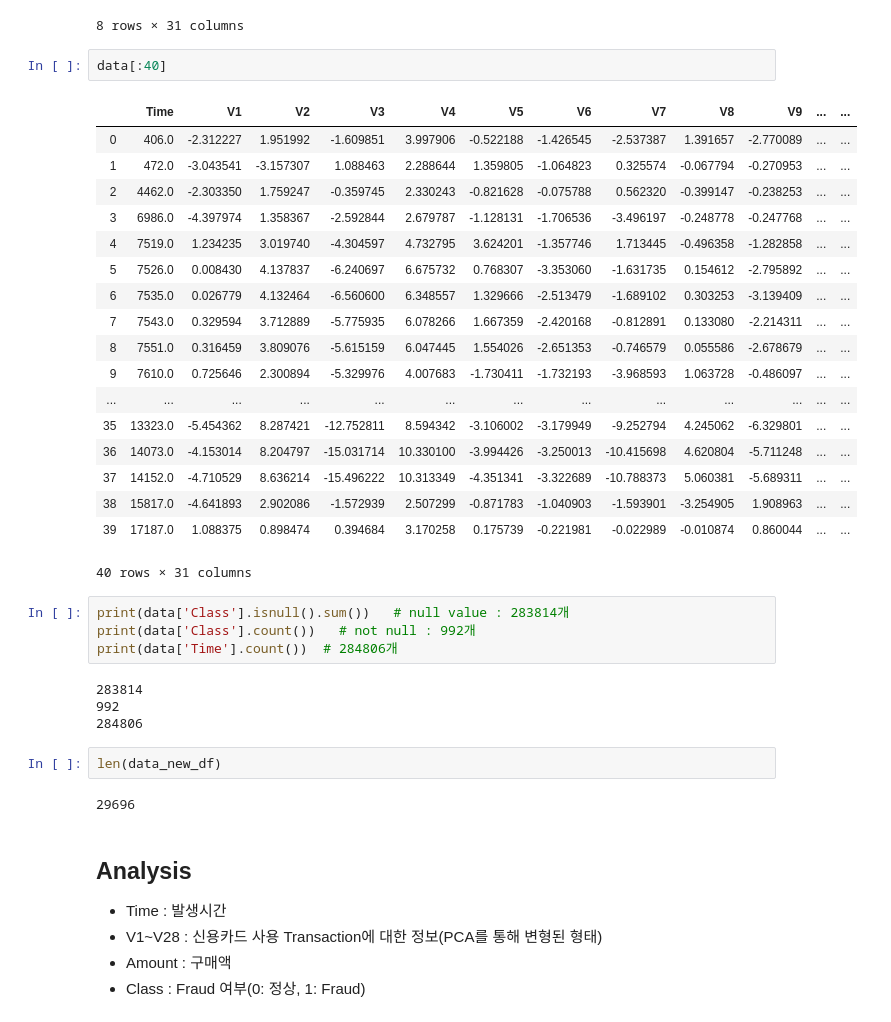
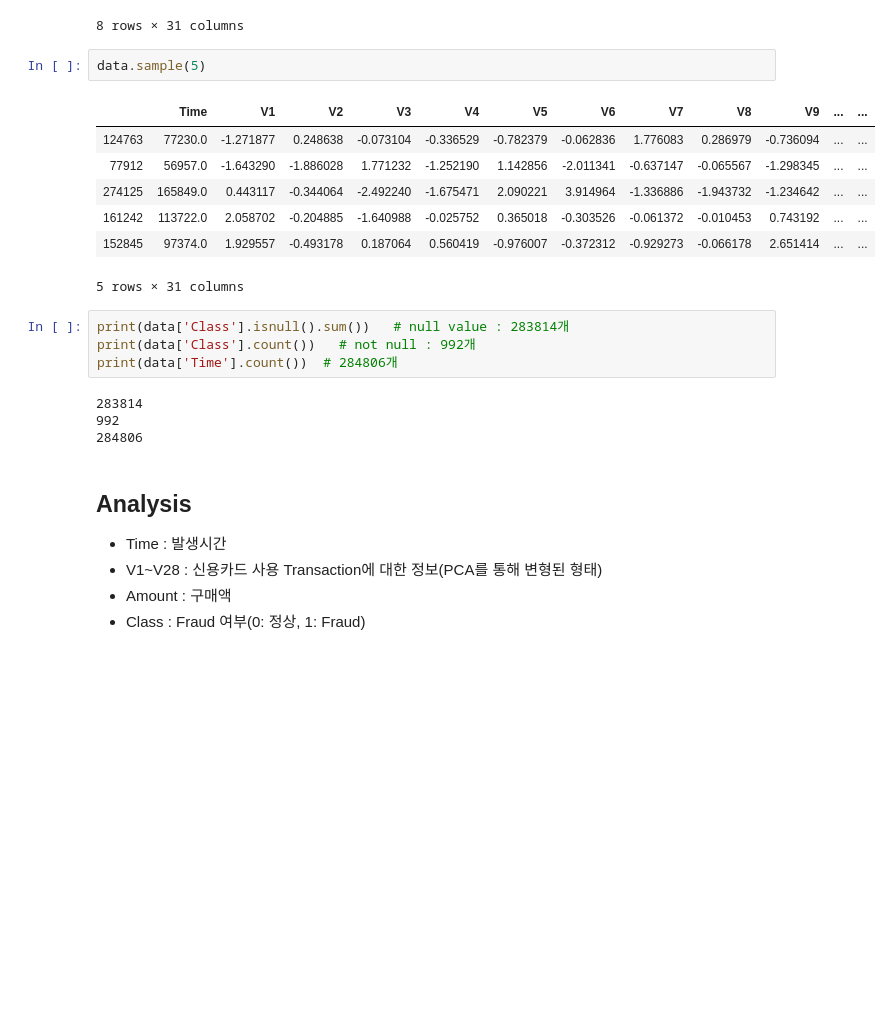
Before and after one commit to tenjumh/Practice, a Jupyter notebook: Anomaly detection/Fraud data detection.ipynb, the cells around one changed output. Drawn from its saved outputs; the diff is of its cells as text; blank space fills up the shorter version.

```diff
--- a/Anomaly detection/Fraud data detection.ipynb
+++ b/Anomaly detection/Fraud data detection.ipynb
@@ -19,27 +25,16 @@ data.describe()
 | 75% | 139320.000000 | 1.315645 | 8.037257e-01 | 1.027198 | 0.743348 | 6.119267e-01 | 0.398567 | 0.570426 | 0.327346 | 0.597140 | ... | ... |
 | max | 172788.000000 | 2.454930 | 2.205773e+01 | 9.382558 | 16.875344 | 3.480167e+01 | 73.301626 | 120.589494 | 20.007208 | 15.594995 | ... | ... |
 8 rows × 31 columns
-# %%
-data[:40]
-# %% [output]
-|  | Time | V1 | V2 | V3 | V4 | V5 | V6 | V7 | V8 | V9 | ... | ... |
-| 0 | 406.0 | -2.312227 | 1.951992 | -1.609851 | 3.997906 | -0.522188 | -1.426545 | -2.537387 | 1.391657 | -2.770089 | ... | ... |
-| 1 | 472.0 | -3.043541 | -3.157307 | 1.088463 | 2.288644 | 1.359805 | -1.064823 | 0.325574 | -0.067794 | -0.270953 | ... | ... |
-| 2 | 4462.0 | -2.303350 | 1.759247 | -0.359745 | 2.330243 | -0.821628 | -0.075788 | 0.562320 | -0.399147 | -0.238253 | ... | ... |
-| 3 | 6986.0 | -4.397974 | 1.358367 | -2.592844 | 2.679787 | -1.128131 | -1.706536 | -3.496197 | -0.248778 | -0.247768 | ... | ... |
-| 4 | 7519.0 | 1.234235 | 3.019740 | -4.304597 | 4.732795 | 3.624201 | -1.357746 | 1.713445 | -0.496358 | -1.282858 | ... | ... |
-| 5 | 7526.0 | 0.008430 | 4.137837 | -6.240697 | 6.675732 | 0.768307 | -3.353060 | -1.631735 | 0.154612 | -2.795892 | ... | ... |
-| 6 | 7535.0 | 0.026779 | 4.132464 | -6.560600 | 6.348557 | 1.329666 | -2.513479 | -1.689102 | 0.303253 | -3.139409 | ... | ... |
-| 7 | 7543.0 | 0.329594 | 3.712889 | -5.775935 | 6.078266 | 1.667359 | -2.420168 | -0.812891 | 0.133080 | -2.214311 | ... | ... |
-| 8 | 7551.0 | 0.316459 | 3.809076 | -5.615159 | 6.047445 | 1.554026 | -2.651353 | -0.746579 | 0.055586 | -2.678679 | ... | ... |
-| 9 | 7610.0 | 0.725646 | 2.300894 | -5.329976 | 4.007683 | -1.730411 | -1.732193 | -3.968593 | 1.063728 | -0.486097 | ... | ... |
-| ... | ... | ... | ... | ... | ... | ... | ... | ... | ... | ... | ... | ... |
-| 35 | 13323.0 | -5.454362 | 8.287421 | -12.752811 | 8.594342 | -3.106002 | -3.179949 | -9.252794 | 4.245062 | -6.329801 | ... | ... |
-| 36 | 14073.0 | -4.153014 | 8.204797 | -15.031714 | 10.330100 | -3.994426 | -3.250013 | -10.415698 | 4.620804 | -5.711248 | ... | ... |
-| 37 | 14152.0 | -4.710529 | 8.636214 | -15.496222 | 10.313349 | -4.351341 | -3.322689 | -10.788373 | 5.060381 | -5.689311 | ... | ... |
-| 38 | 15817.0 | -4.641893 | 2.902086 | -1.572939 | 2.507299 | -0.871783 | -1.040903 | -1.593901 | -3.254905 | 1.908963 | ... | ... |
-| 39 | 17187.0 | 1.088375 | 0.898474 | 0.394684 | 3.170258 | 0.175739 | -0.221981 | -0.022989 | -0.010874 | 0.860044 | ... | ... |
-40 rows × 31 columns
+# %%
+data.sample(5)
+# %% [output]
+|  | Time | V1 | V2 | V3 | V4 | V5 | V6 | V7 | V8 | V9 | ... | ... |
+| 124763 | 77230.0 | -1.271877 | 0.248638 | -0.073104 | -0.336529 | -0.782379 | -0.062836 | 1.776083 | 0.286979 | -0.736094 | ... | ... |
+| 77912 | 56957.0 | -1.643290 | -1.886028 | 1.771232 | -1.252190 | 1.142856 | -2.011341 | -0.637147 | -0.065567 | -1.298345 | ... | ... |
+| 274125 | 165849.0 | 0.443117 | -0.344064 | -2.492240 | -1.675471 | 2.090221 | 3.914964 | -1.336886 | -1.943732 | -1.234642 | ... | ... |
+| 161242 | 113722.0 | 2.058702 | -0.204885 | -1.640988 | -0.025752 | 0.365018 | -0.303526 | -0.061372 | -0.010453 | 0.743192 | ... | ... |
+| 152845 | 97374.0 | 1.929557 | -0.493178 | 0.187064 | 0.560419 | -0.976007 | -0.372312 | -0.929273 | -0.066178 | 2.651414 | ... | ... |
+5 rows × 31 columns
 # %%
 print(data['Class'].isnull().sum())   # null value : 283814개
 print(data['Class'].count())   # not null : 992개
@@ -48,10 +43,6 @@ print(data['Time'].count())  # 284806개
 283814
 992
 284806
-# %%
-len(data_new_df)
-# %% [output]
-29696
 # %% [markdown]
 ## Analysis
 - Time : 발생시간
```
Also changed, not shown: parts of 35 cells of this notebook.
